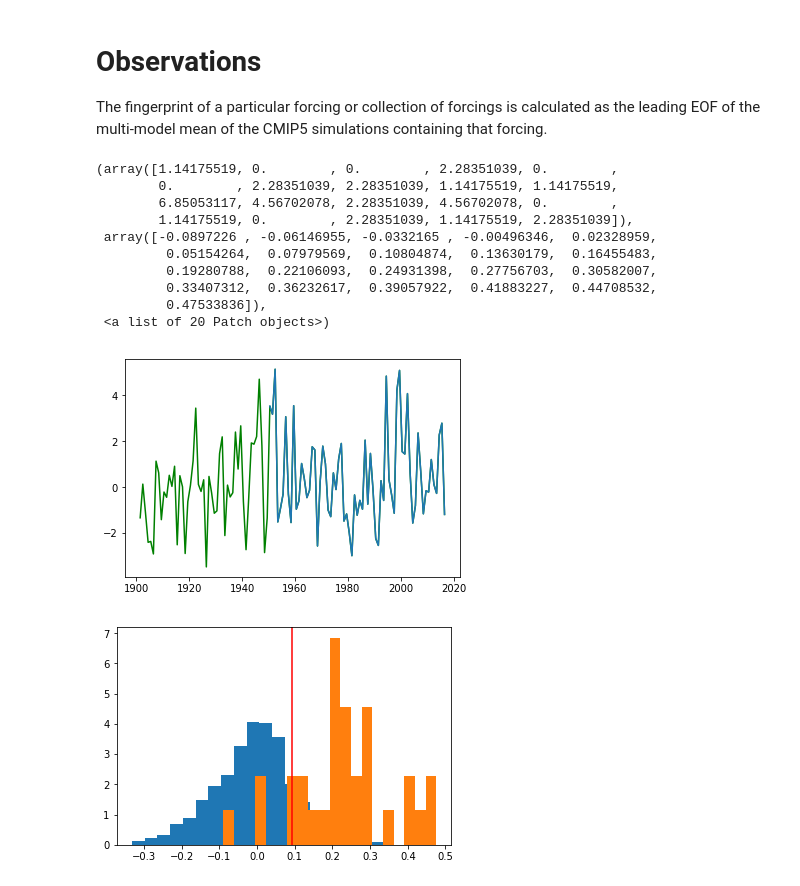
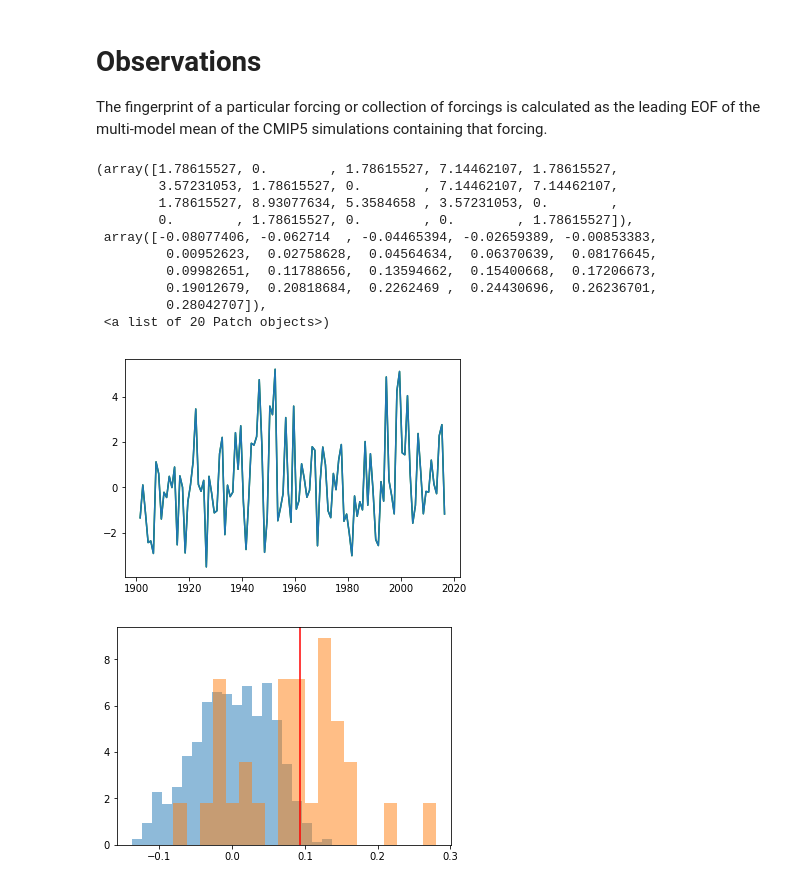
Before and after one commit to katemarvel/Sahel_Code, a Jupyter notebook: SahelFingerprinting.ipynb, the cells around one changed output. Saved outputs shown, nothing was run; the diff lists cells and outputs as text; code cells hidden in the pictures.

```diff
--- a/SahelFingerprinting.ipynb
+++ b/SahelFingerprinting.ipynb
@@ -634,47 +636,47 @@ class OBS():
         to_proj=[]
 
 
         for incl in include:
             dat=self.anomalies[incl]
             to_proj+=[dat/np.std(dat)]
         P=solver.projectField(to_proj)[:,eof_number]*fac
 
         return P
 
 CRU=OBS("CRU")
 Pcru_eof1=CRU.project_on_solver(h85.fingerprint(),eof_number=0)
 Pcru_eof2=CRU.project_on_solver(h85.fingerprint(),eof_number=1)
 Pcru_eof3=CRU.project_on_solver(h85.fingerprint(),eof_number=2)
 
 Pcru_ghg=CRU.project_on_solver(cen21,eof_number=0)
-Pcru_ghg_trunc=Pcru_ghg(time=('1950-1-1','2020-1-1'))
+Pcru_ghg_trunc=Pcru_ghg(time=('1900-1-1','2020-1-1'))
 Pcru_aa=CRU.project_on_solver(aa.fingerprint(),eof_number=0)
 Plotting.time_plot(Pcru_ghg,c="g")
 Plotting.time_plot(Pcru_ghg_trunc)
 len(Pcru_ghg)
 noisecru=bootstrap_slopes(noiseh85,len(Pcru_ghg_trunc))
 plt.figure()
-plt.hist(noisecru,20,density=True)
+plt.hist(noisecru,20,density=True,alpha=0.5)
 plt.axvline(cmip5.get_linear_trends(Pcru_ghg),c="r")
 modghg=h85.project_on_solver(time_bounds=('2000-1-1','2099-12-31'))\
     (time=(cmip5.start_time(Pcru_ghg_trunc),cmip5.stop_time(Pcru_ghg_trunc)))
 
-plt.hist(cmip5.get_linear_trends(modghg),20,density=True)
+plt.hist(cmip5.get_linear_trends(modghg),20,density=True,alpha=0.5)
 #Plotting.time_plot(Pcru_aa,c="k")
 #Plotting.time_plot(Pcru_eof3)
 # %% [output]
-(array([1.14175519, 0.        , 0.        , 2.28351039, 0.        ,
-        0.        , 2.28351039, 2.28351039, 1.14175519, 1.14175519,
-        6.85053117, 4.56702078, 2.28351039, 4.56702078, 0.        ,
-        1.14175519, 0.        , 2.28351039, 1.14175519, 2.28351039]),
- array([-0.0897226 , -0.06146955, -0.0332165 , -0.00496346,  0.02328959,
-         0.05154264,  0.07979569,  0.10804874,  0.13630179,  0.16455483,
-         0.19280788,  0.22106093,  0.24931398,  0.27756703,  0.30582007,
-         0.33407312,  0.36232617,  0.39057922,  0.41883227,  0.44708532,
-         0.47533836]),
+(array([1.78615527, 0.        , 1.78615527, 7.14462107, 1.78615527,
+        3.57231053, 1.78615527, 0.        , 7.14462107, 7.14462107,
+        1.78615527, 8.93077634, 5.3584658 , 3.57231053, 0.        ,
+        0.        , 1.78615527, 0.        , 0.        , 1.78615527]),
+ array([-0.08077406, -0.062714  , -0.04465394, -0.02659389, -0.00853383,
+         0.00952623,  0.02758628,  0.04564634,  0.06370639,  0.08176645,
+         0.09982651,  0.11788656,  0.13594662,  0.15400668,  0.17206673,
+         0.19012679,  0.20818684,  0.2262469 ,  0.24430696,  0.26236701,
+         0.28042707]),
  <a list of 20 Patch objects>)
-[figure, old version]
+[figure, new version]
-[figure, old version]
+[figure, new version]
 # %%
 time_bounds=('1950-1-1','1979-12-31')
 Z=Pcru_aa(time=time_bounds)
```
Also changed, not shown: parts of 7 cells of this notebook.
